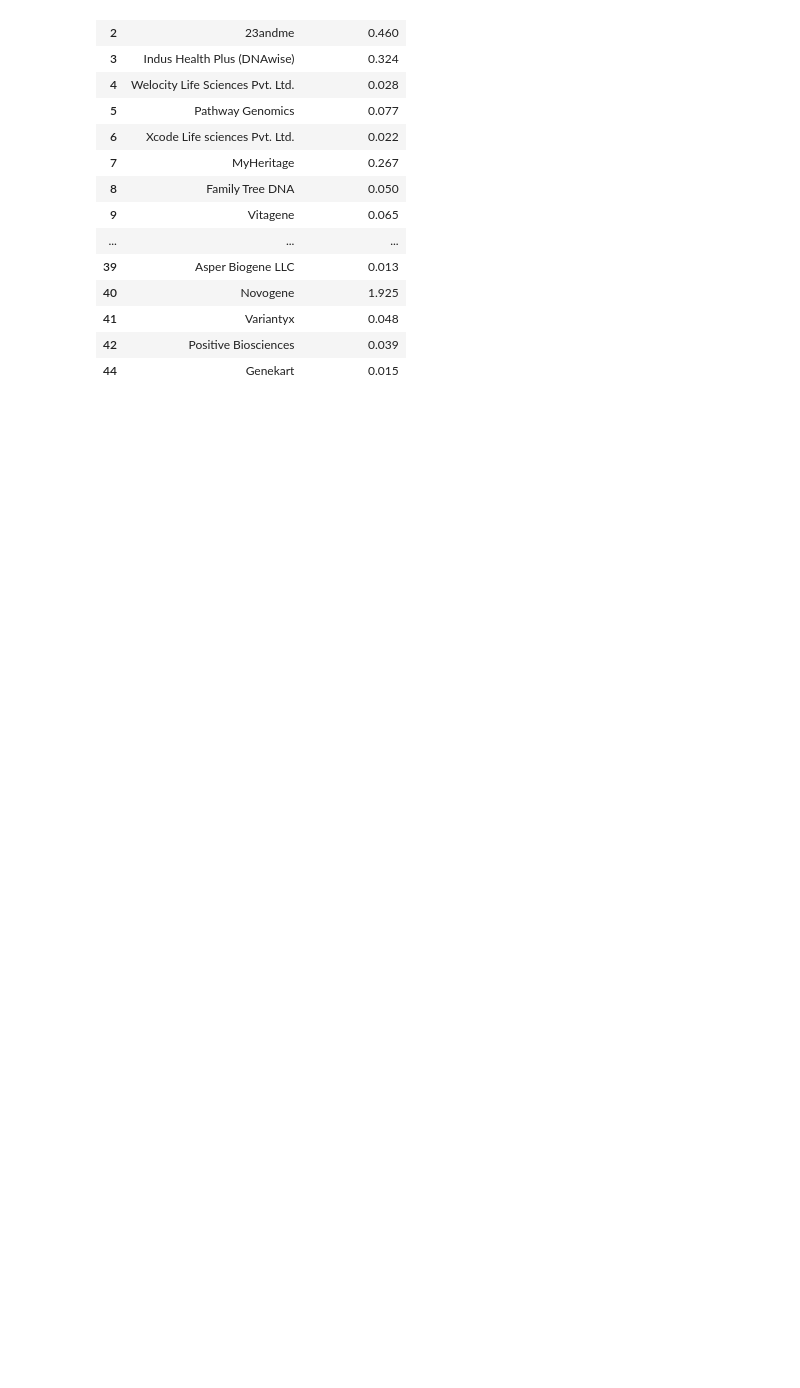
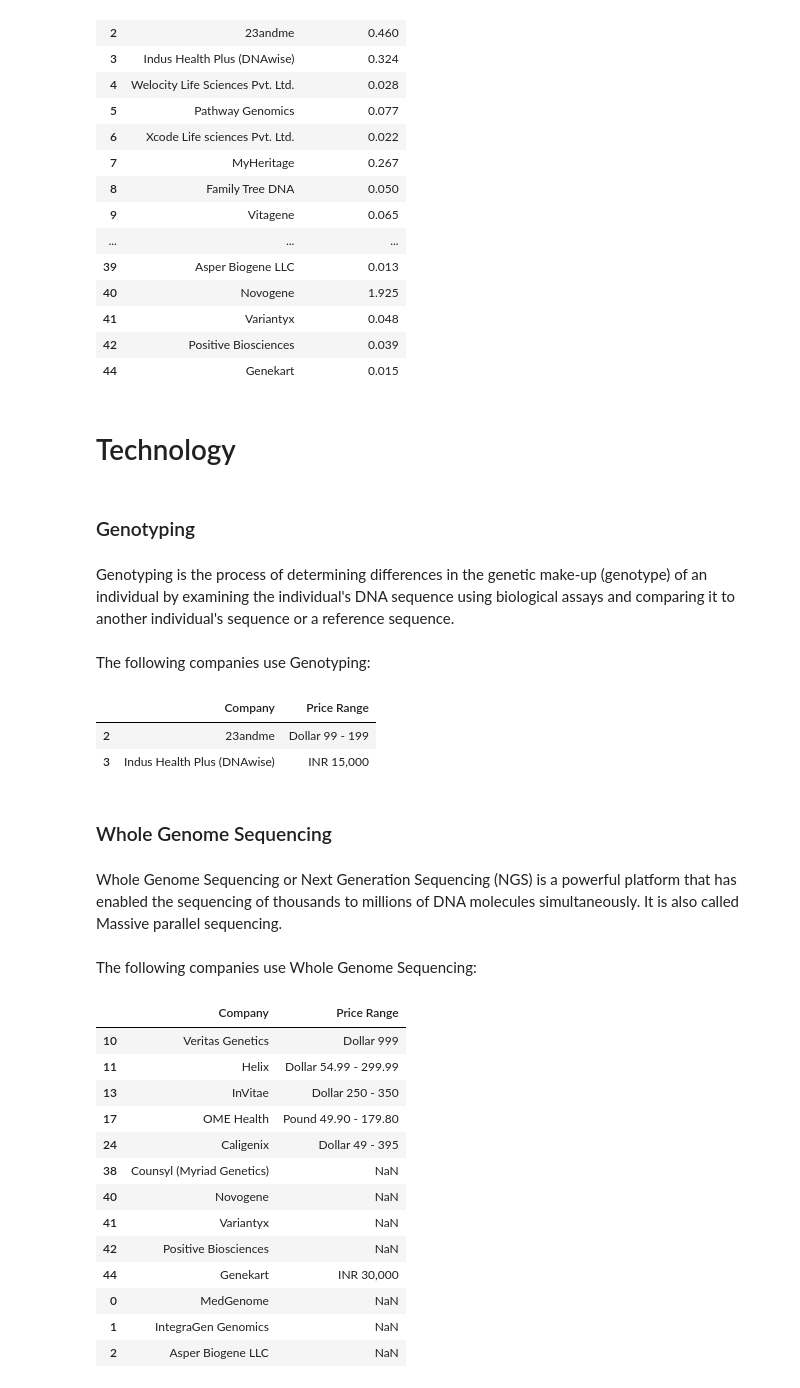
Before and after one commit to bhaveshpancholi/Competitor-Anlysis, a Jupyter notebook: Competitor Analysis.ipynb, the cells around one changed output. Saved outputs shown, nothing was run; the diff lists cells and outputs as text; code cells hidden in the pictures; blank space fills up the shorter version.

```diff
--- a/Competitor Analysis.ipynb
+++ b/Competitor Analysis.ipynb
@@ -998,3 +1015,43 @@ MSdf[['Company', 'Market Share (%)']]
 | 41 | Variantyx | 0.048 |
 | 42 | Positive Biosciences | 0.039 |
 | 44 | Genekart | 0.015 |
+# %% [markdown]
+# Technology
+# %% [markdown]
+### Genotyping
+# %% [markdown]
+Genotyping is the process of determining differences in the genetic make-up (genotype) of an individual by examining the individual's DNA sequence using biological assays and comparing it to another individual's sequence or a reference sequence.
+# %% [markdown]
+The following companies use Genotyping:
+# %%
+df[['Company', 'Price Range']][df.Technology=='Genotyping']
+# %% [output]
+|  | Company | Price Range |
+| 2 | 23andme | Dollar 99 - 199 |
+| 3 | Indus Health Plus (DNAwise) | INR 15,000 |
+# %% [markdown]
+### Whole Genome Sequencing
+# %% [markdown]
+Whole Genome Sequencing or Next Generation Sequencing (NGS) is a powerful platform that has enabled the sequencing of thousands to millions of DNA molecules simultaneously. It is also called Massive parallel sequencing.
+# %% [markdown]
+The following companies use Whole Genome Sequencing:
+# %%
+x=df[['Company', 'Price Range']][df.Technology=='Whole Genome Sequencing']
+wgs={'Company': ['MedGenome', 'IntegraGen Genomics', 'Asper Biogene LLC'], 'Price Range': ['NaN', 'NaN', 'NaN']}
+wgsdf=pd.DataFrame(wgs)
+x.append(wgsdf)
+# %% [output]
+|  | Company | Price Range |
+| 10 | Veritas Genetics | Dollar 999 |
+| 11 | Helix | Dollar 54.99 - 299.99 |
+| 13 | InVitae | Dollar 250 - 350 |
+| 17 | OME Health | Pound 49.90 - 179.80 |
+| 24 | Caligenix | Dollar 49 - 395 |
+| 38 | Counsyl (Myriad Genetics) | NaN |
+| 40 | Novogene | NaN |
+| 41 | Variantyx | NaN |
+| 42 | Positive Biosciences | NaN |
+| 44 | Genekart | INR 30,000 |
+| 0 | MedGenome | NaN |
+| 1 | IntegraGen Genomics | NaN |
+| 2 | Asper Biogene LLC | NaN |
```
Also changed, not shown: parts of 22 cells of this notebook, 1 other file.
